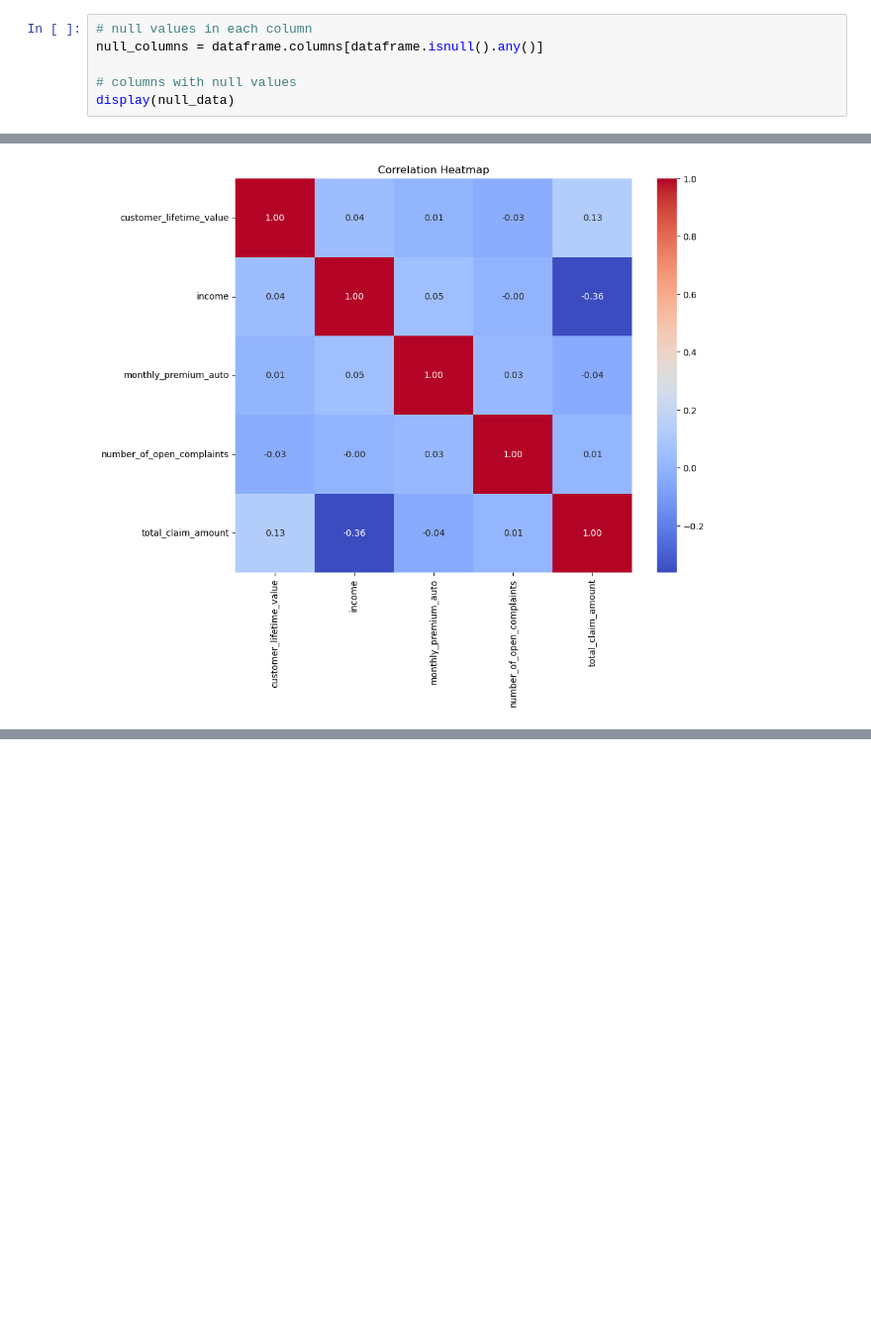
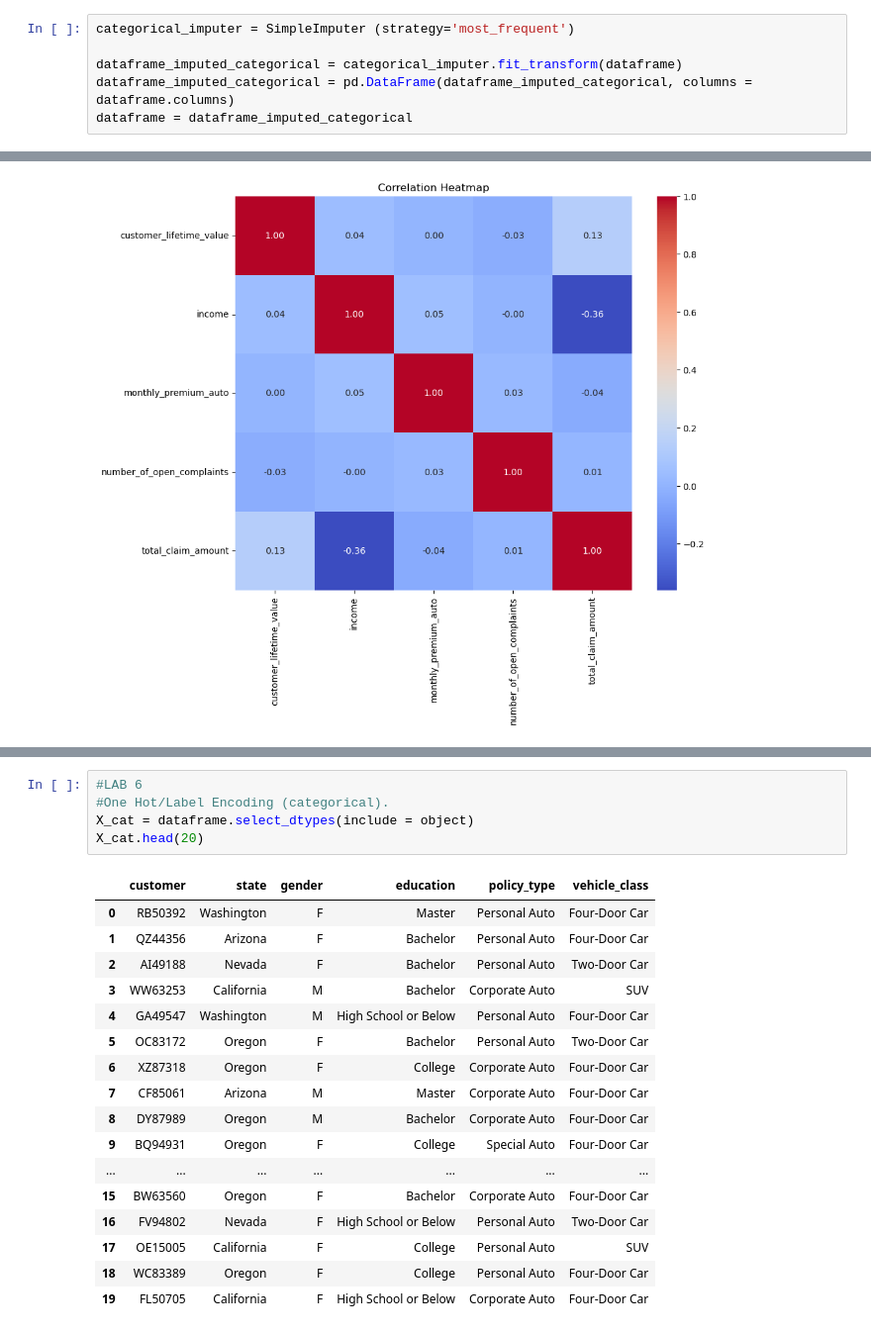
Before and after one commit to saraperrucci/lab-dw-data-cleaning-and-formatting, a Jupyter notebook: lab-dw-data-cleaning-and-formatting (3).ipynb, the cells around one changed output, grey strips where cells are left out. Shown: that part at 99% size. Drawn from its saved outputs; the diff is of its cells as text; blank space fills up the shorter version.

```diff
--- a/lab-dw-data-cleaning-and-formatting (3).ipynb
+++ b/lab-dw-data-cleaning-and-formatting (3).ipynb
@@ -400,6 +401,6 @@ dataframe.head()
 # %%
-# null values in each column
-null_columns = dataframe.columns[dataframe.isnull().any()]
+categorical_imputer = SimpleImputer (strategy='most_frequent')
 
-# columns with null values
-display(null_data)
+dataframe_imputed_categorical = categorical_imputer.fit_transform(dataframe)
+dataframe_imputed_categorical = pd.DataFrame(dataframe_imputed_categorical, columns = dataframe.columns)
+dataframe = dataframe_imputed_categorical
@@ -726,0 +785,23 @@ plt.show()
+# %%
+#LAB 6
+#One Hot/Label Encoding (categorical).
+X_cat = dataframe.select_dtypes(include = object)
+X_cat.head(20)
+# %% [output]
+|  | customer | state | gender | education | policy_type | vehicle_class |
+| 0 | RB50392 | Washington | F | Master | Personal Auto | Four-Door Car |
+| 1 | QZ44356 | Arizona | F | Bachelor | Personal Auto | Four-Door Car |
+| 2 | AI49188 | Nevada | F | Bachelor | Personal Auto | Two-Door Car |
+| 3 | WW63253 | California | M | Bachelor | Corporate Auto | SUV |
+| 4 | GA49547 | Washington | M | High School or Below | Personal Auto | Four-Door Car |
+| 5 | OC83172 | Oregon | F | Bachelor | Personal Auto | Two-Door Car |
+| 6 | XZ87318 | Oregon | F | College | Corporate Auto | Four-Door Car |
+| 7 | CF85061 | Arizona | M | Master | Corporate Auto | Four-Door Car |
+| 8 | DY87989 | Oregon | M | Bachelor | Corporate Auto | Four-Door Car |
+| 9 | BQ94931 | Oregon | F | College | Special Auto | Four-Door Car |
+| ... | ... | ... | ... | ... | ... | ... |
+| 15 | BW63560 | Oregon | F | Bachelor | Corporate Auto | Four-Door Car |
+| 16 | FV94802 | Nevada | F | High School or Below | Personal Auto | Two-Door Car |
+| 17 | OE15005 | California | F | College | Personal Auto | SUV |
+| 18 | WC83389 | Oregon | F | College | Personal Auto | Four-Door Car |
+| 19 | FL50705 | California | F | High School or Below | Corporate Auto | Four-Door Car |
```
Also changed, not shown: parts of 62 cells of this notebook.
